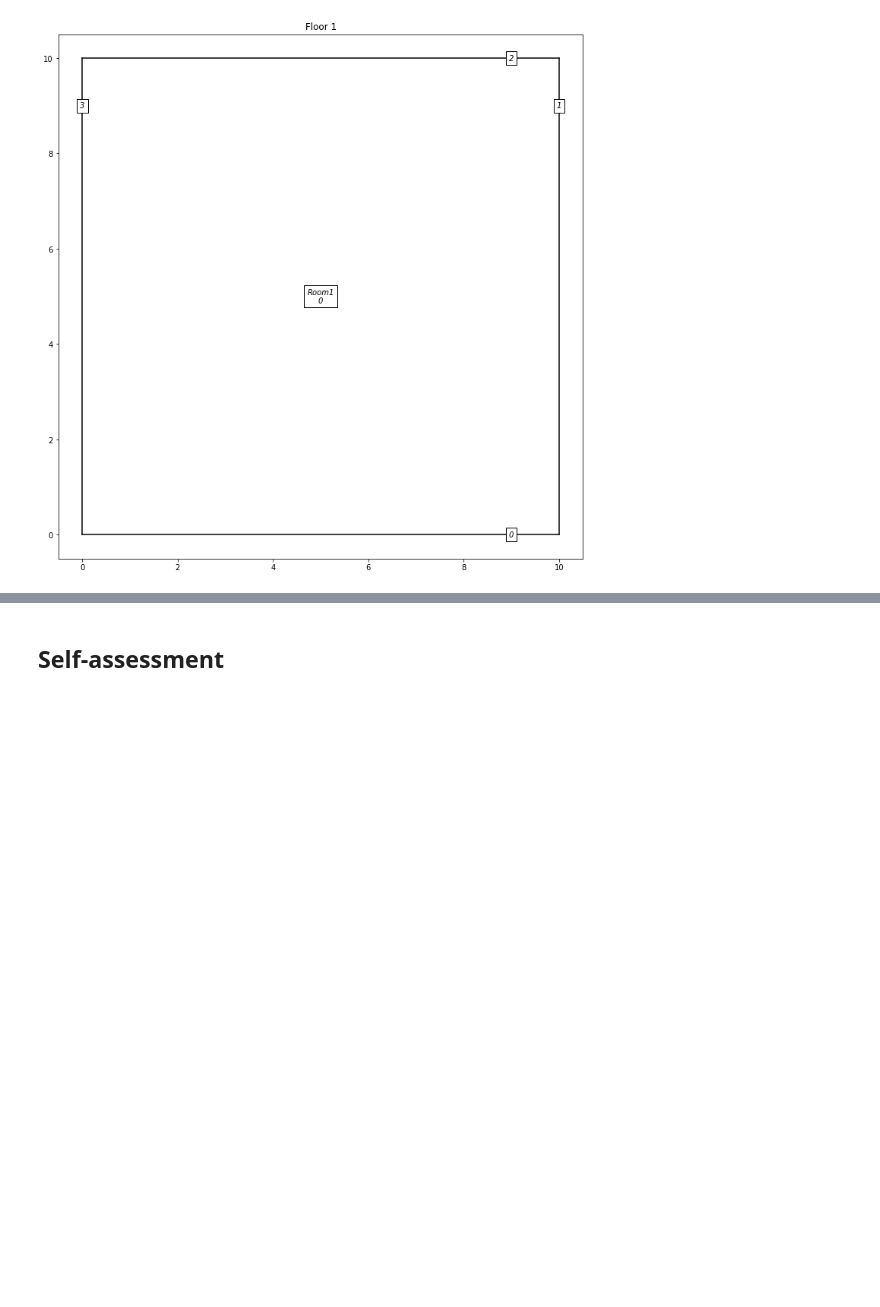
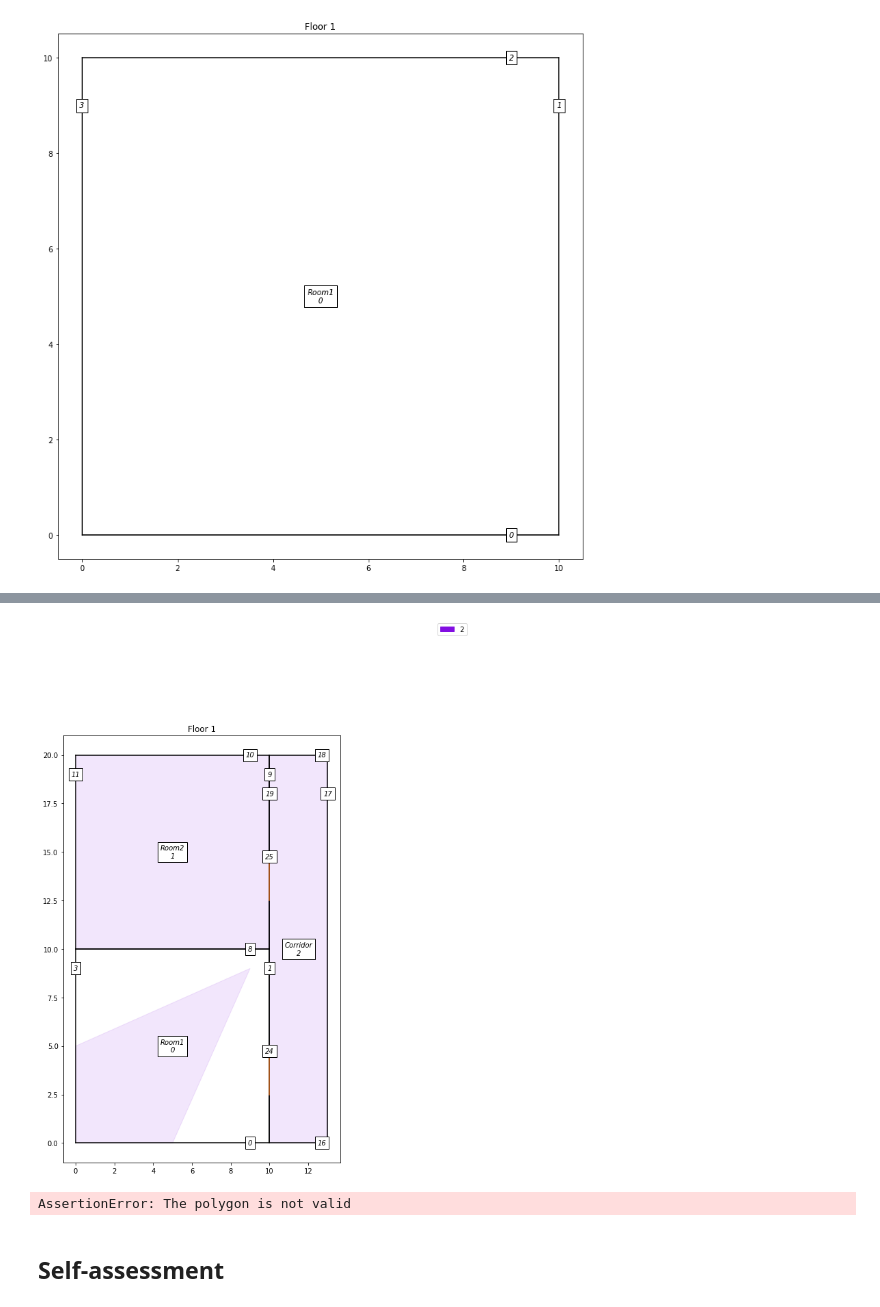
Before and after one commit to karim-zaidi/digital_twin, a Jupyter notebook: Showcase.ipynb, the cells around one changed output, grey strips where cells are left out. Drawn from its saved outputs; the diff is of its cells as text; code cells hidden in the pictures; blank space fills up the shorter version.

```diff
--- a/Showcase.ipynb
+++ b/Showcase.ipynb
@@ -142,3 +152,13 @@ building.visualize()
+# %%
+building.merge_zone(1, zone=1, composite_zone=2)
+building.visualize()
+# %% [output]
+[figure, added]
+# %%
+building.add_atomic_zone(1, polygon=[P(3,0),P(7,0),P(7,11),P(7,9),P(3,9)])
+building.visualize()
+# %% [output]
+AssertionError: The polygon is not valid
 # %% [markdown]
 ## Self-assessment <a class="anchor" id="self_assessment"></a>
 # %% [markdown]
```
Also changed, not shown: parts of 8 cells of this notebook, 2 other files.
